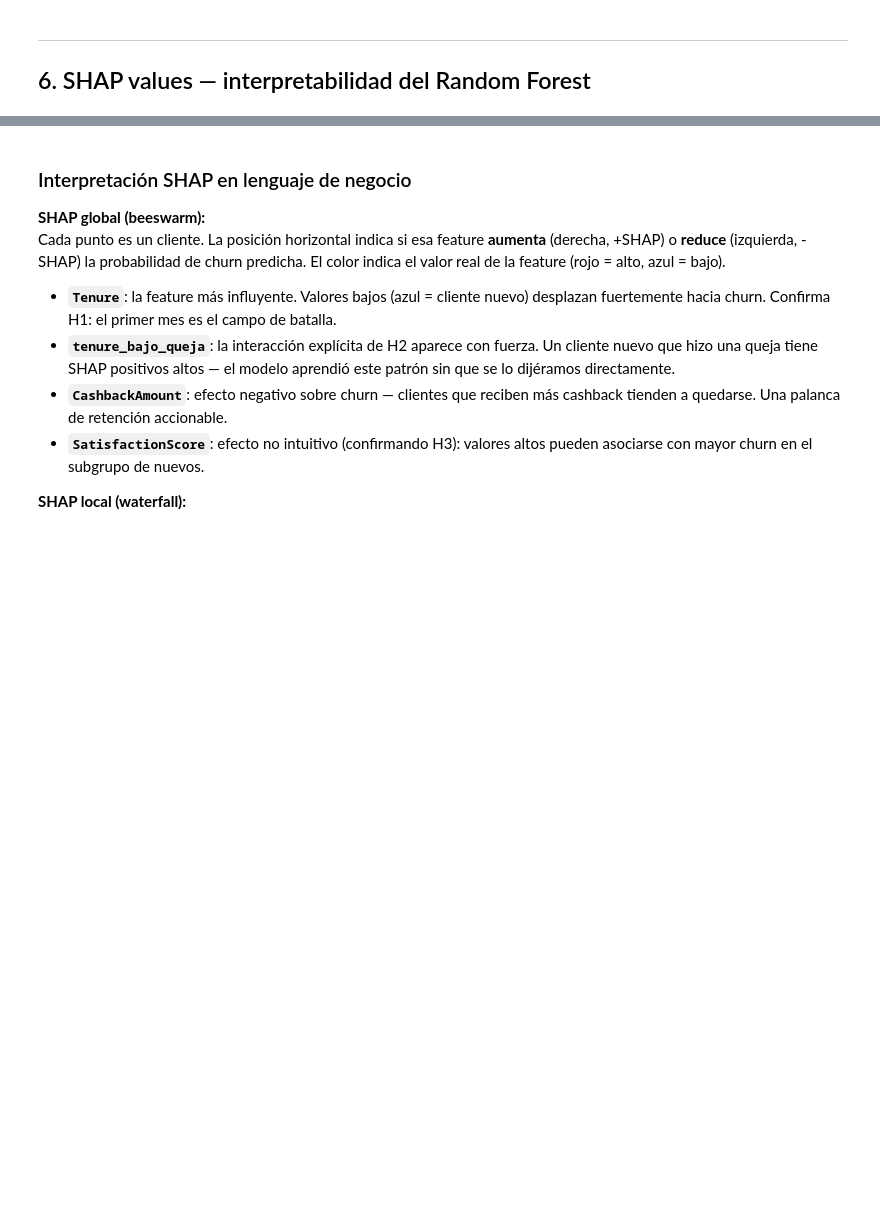
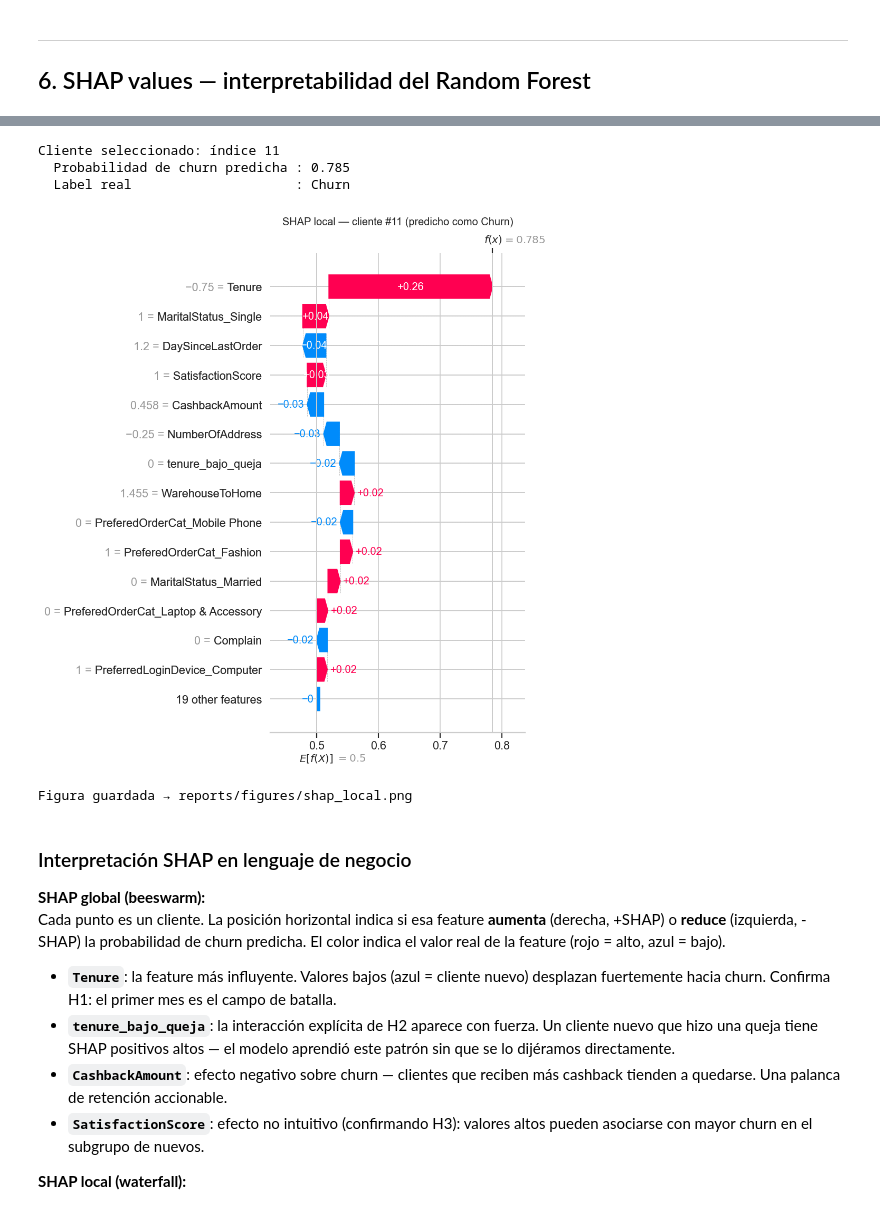
Before and after one commit to Frandtuzilla/TP-Churn-de-Clientes, a Jupyter notebook: notebooks/02_modelado.ipynb, the cells around one changed output, grey strips where cells are left out. Cells and saved outputs as stored; diff of their text form; code cells hidden in the pictures; blank space fills up the shorter version.

```diff
--- a/notebooks/02_modelado.ipynb
+++ b/notebooks/02_modelado.ipynb
@@ -333,32 +419,40 @@ print("Figura guardada → reports/figures/shap_global.png")
 # %%
 # SHAP local — waterfall de un cliente predicho como churn
 y_pred_rf_arr = np.array(y_pred_rf)
 idx_churn_pred = np.where(y_pred_rf_arr == 1)[0]
 
 if len(idx_churn_pred) == 0:
     print("⚠️  El modelo no predijo ningún churn en test. Usando umbral 0.4.")
     idx_churn_pred = np.where(y_prob_rf > 0.4)[0]
 
 cliente_idx = idx_churn_pred[0]
 print(f"Cliente seleccionado: índice {cliente_idx}")
 print(f"  Probabilidad de churn predicha : {y_prob_rf[cliente_idx]:.3f}")
 print(f"  Label real                     : {'Churn' if y_test.iloc[cliente_idx] == 1 else 'No Churn'}")
 
-base_val = explainer.expected_value[1] if isinstance(explainer.expected_value, list) else explainer.expected_value
-shap_local = shap.Explanation(
-    values=sv_churn[cliente_idx],
-    base_values=base_val,
-    data=X_test.iloc[cliente_idx].values,
-    feature_names=X_test.columns.tolist()
+# Waterfall con shap.waterfall_plot (API clásica, compatible con todas las versiones)
+plt.figure(figsize=(9, 6))
+shap.waterfall_plot(
+    shap.Explanation(
+        values=sv_churn[cliente_idx],
+        base_values=base_val,
+        data=X_test.iloc[cliente_idx].values,
+        feature_names=X_test.columns.tolist()
+    ),
+    max_display=15,
+    show=False
 )
-
-shap.plots.waterfall(shap_local, max_display=15, show=False)
-plt.gcf().set_size_inches(9, 6)
 plt.title(f'SHAP local — cliente #{cliente_idx} (predicho como Churn)', fontsize=12, pad=10)
 plt.tight_layout()
 plt.savefig(FIG_DIR / 'shap_local.png', bbox_inches='tight')
 plt.show()
 print("Figura guardada → reports/figures/shap_local.png")
+# %% [output]
+Cliente seleccionado: índice 11
+  Probabilidad de churn predicha : 0.785
+  Label real                     : Churn
+[figure, added]
+Figura guardada → reports/figures/shap_local.png
 # %% [markdown]
 ### Interpretación SHAP en lenguaje de negocio
 
```
Also changed, not shown: parts of 16 cells of this notebook, 7 other files.
